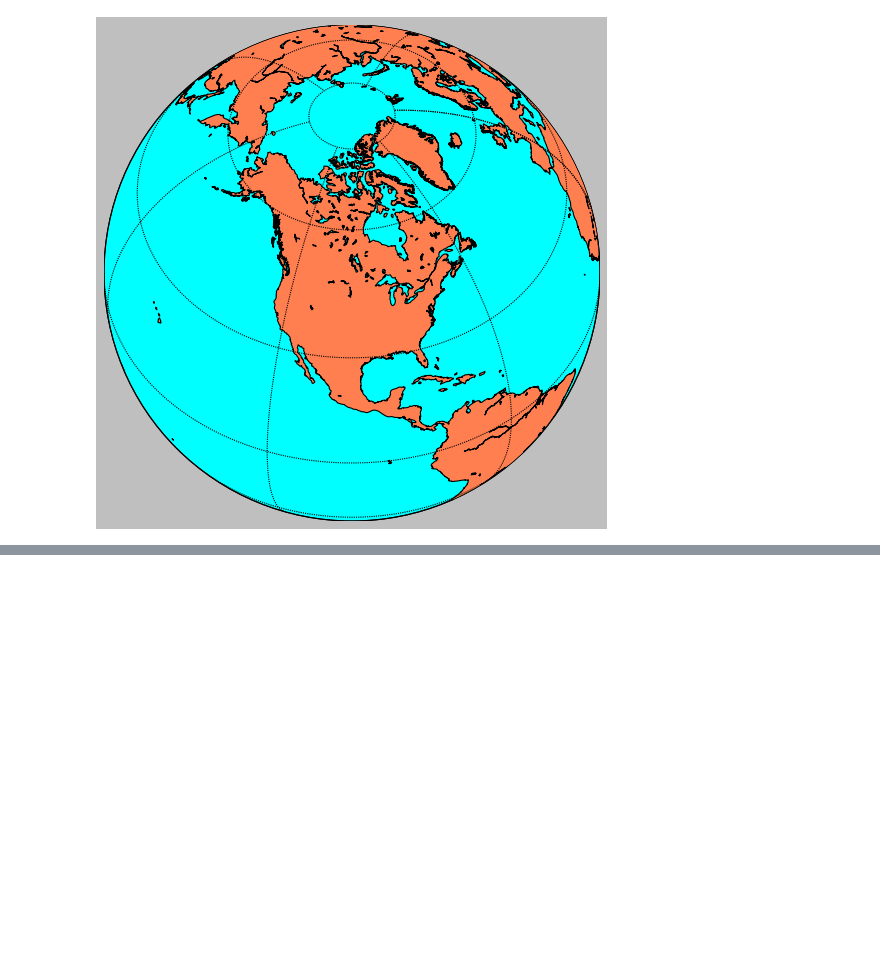
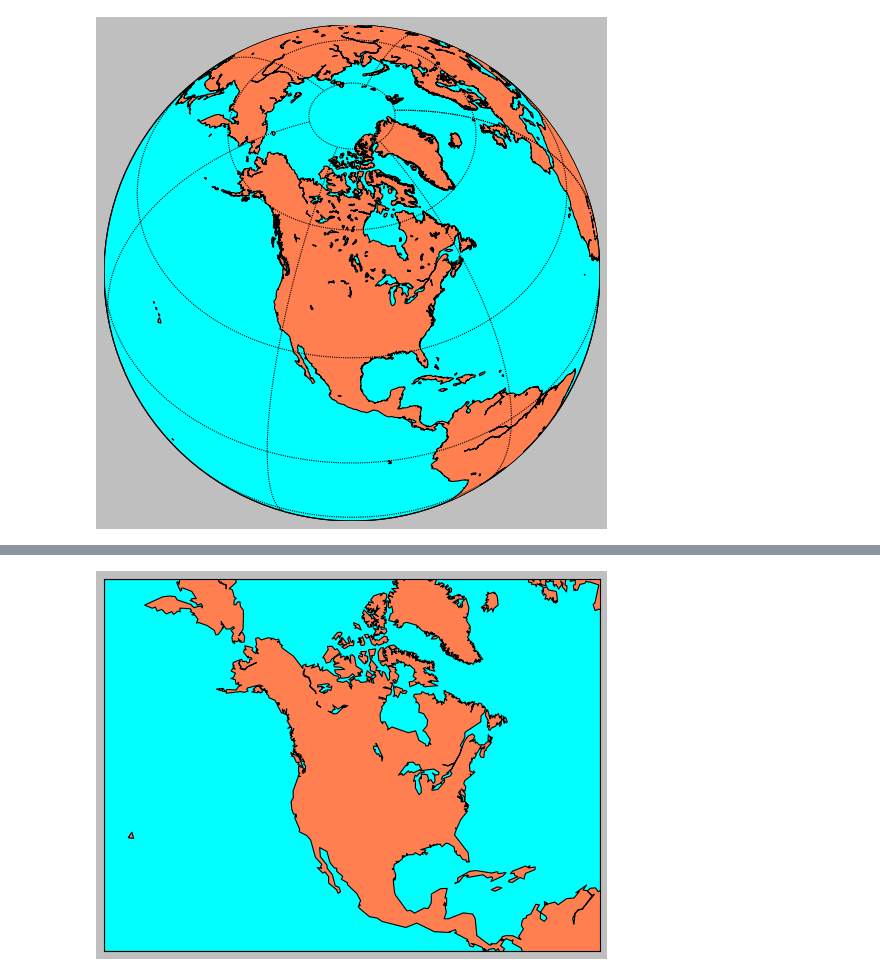
Before and after one commit to VedaVinothiniShastra/DS_PT_2, a Jupyter notebook: Day 13.ipynb, the cells around one changed output, grey strips where cells are left out. Cells and saved outputs as stored; diff of their text form; code cells hidden in the pictures; blank space fills up the shorter version.

```diff
--- a/Day 13.ipynb
+++ b/Day 13.ipynb
@@ -245,0 +271,12 @@ plt.show()
+# %%
+#coast lines, fillig ocean and land areas
+from mpl_toolkits.basemap import Basemap
+import numpy as np
+import matplotlib.pyplot as plt
+m=Basemap(height=9000000,width=12000000,projection='lcc',resolution='c',lat_1=45.,lat_2=55,lat_0=50,lon_0=-107.)
+m.drawcoastlines()
+m.drawmapboundary(fill_color='aqua')
+m.fillcontinents(color='coral',lake_color='aqua')
+plt.show()
+# %% [output]
+[figure, added]
```
Also changed, not shown: parts of 4 cells of this notebook.
